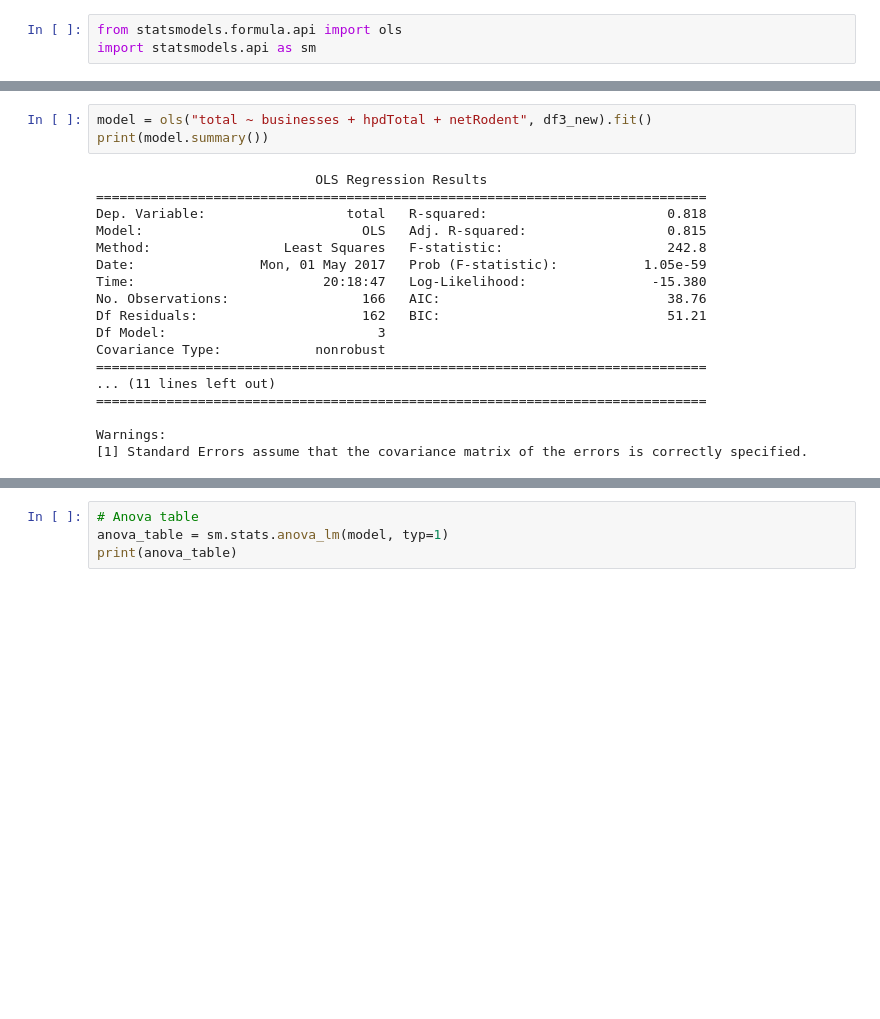
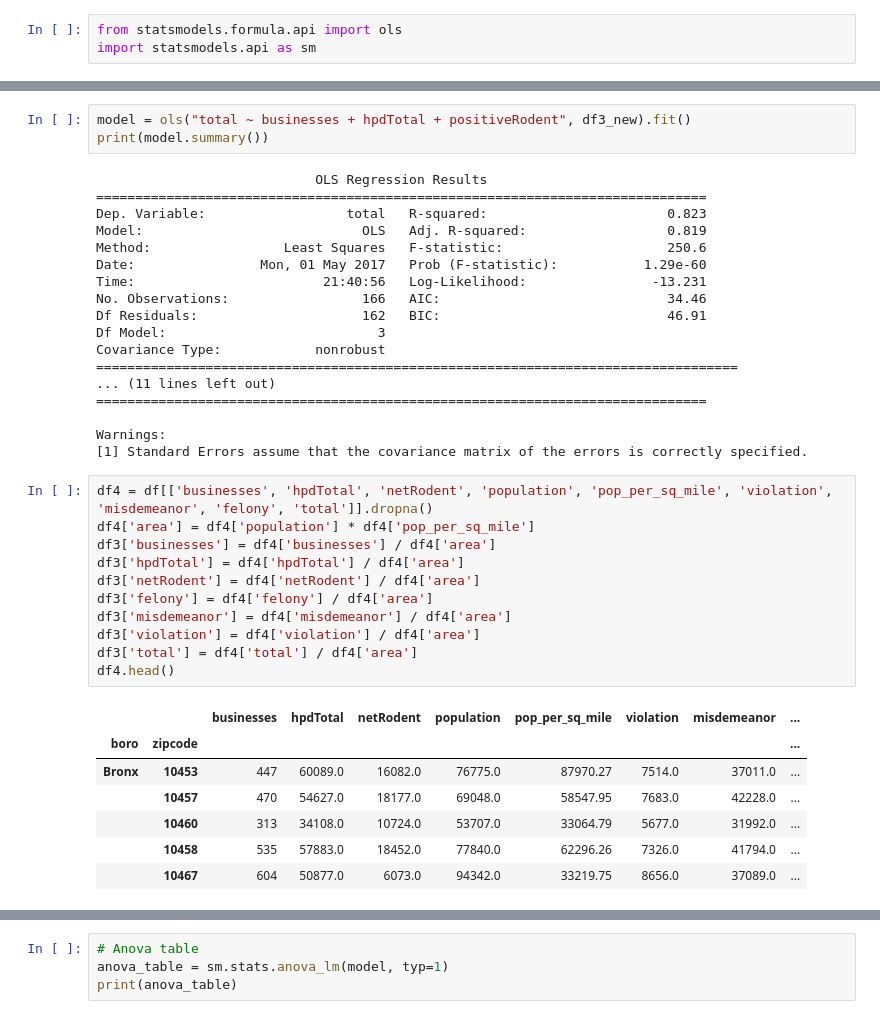
Before and after one commit to HoodPanther/crimeproject, a Jupyter notebook: ProjectAnalysis.ipynb, the cells around one changed output, grey strips where cells are left out. Saved outputs shown, nothing was run; the diff lists cells and outputs as text; blank space fills up the shorter version.

```diff
--- a/ProjectAnalysis.ipynb
+++ b/ProjectAnalysis.ipynb
@@ -97,21 +132,40 @@ import statsmodels.api as sm
 # %%
-model = ols("total ~ businesses + hpdTotal + netRodent", df3_new).fit()
+model = ols("total ~ businesses + hpdTotal + positiveRodent", df3_new).fit()
 print(model.summary())
 # %% [output]
                             OLS Regression Results
 ==============================================================================
-Dep. Variable:                  total   R-squared:                       0.818
-Model:                            OLS   Adj. R-squared:                  0.815
-Method:                 Least Squares   F-statistic:                     242.8
-Date:                Mon, 01 May 2017   Prob (F-statistic):           1.05e-59
-Time:                        20:18:47   Log-Likelihood:                -15.380
-No. Observations:                 166   AIC:                             38.76
-Df Residuals:                     162   BIC:                             51.21
+Dep. Variable:                  total   R-squared:                       0.823
+Model:                            OLS   Adj. R-squared:                  0.819
+Method:                 Least Squares   F-statistic:                     250.6
+Date:                Mon, 01 May 2017   Prob (F-statistic):           1.29e-60
+Time:                        21:40:56   Log-Likelihood:                -13.231
+No. Observations:                 166   AIC:                             34.46
+Df Residuals:                     162   BIC:                             46.91
 Df Model:                           3
 Covariance Type:            nonrobust
-==============================================================================
+==================================================================================
 ... (11 lines left out)
 ==============================================================================
 
 Warnings:
 [1] Standard Errors assume that the covariance matrix of the errors is correctly specified.
+# %%
+df4 = df[['businesses', 'hpdTotal', 'netRodent', 'population', 'pop_per_sq_mile', 'violation', 'misdemeanor', 'felony', 'total']].dropna()
+df4['area'] = df4['population'] * df4['pop_per_sq_mile']
+df3['businesses'] = df4['businesses'] / df4['area']
+df3['hpdTotal'] = df4['hpdTotal'] / df4['area']
+df3['netRodent'] = df4['netRodent'] / df4['area']
+df3['felony'] = df4['felony'] / df4['area']
+df3['misdemeanor'] = df4['misdemeanor'] / df4['area']
+df3['violation'] = df4['violation'] / df4['area']
+df3['total'] = df4['total'] / df4['area']
+df4.head()
+# %% [output]
+|  |  | businesses | hpdTotal | netRodent | population | pop_per_sq_mile | violation | misdemeanor | ... |
+| boro | zipcode |  |  |  |  |  |  |  | ... |
+| Bronx | 10453 | 447 | 60089.0 | 16082.0 | 76775.0 | 87970.27 | 7514.0 | 37011.0 | ... |
+|  | 10457 | 470 | 54627.0 | 18177.0 | 69048.0 | 58547.95 | 7683.0 | 42228.0 | ... |
+|  | 10460 | 313 | 34108.0 | 10724.0 | 53707.0 | 33064.79 | 5677.0 | 31992.0 | ... |
+|  | 10458 | 535 | 57883.0 | 18452.0 | 77840.0 | 62296.26 | 7326.0 | 41794.0 | ... |
+|  | 10467 | 604 | 50877.0 | 6073.0 | 94342.0 | 33219.75 | 8656.0 | 37089.0 | ... |
```
Also changed, not shown: parts of 8 cells of this notebook.
